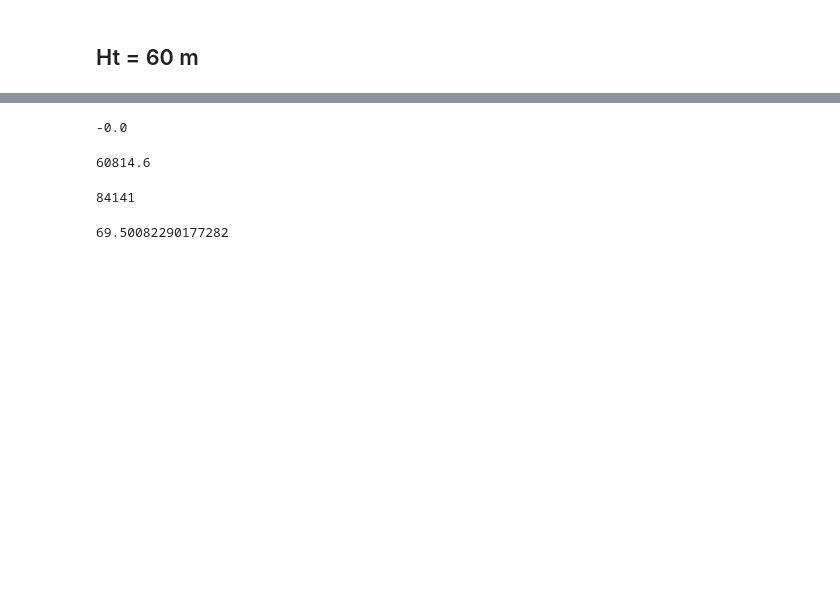
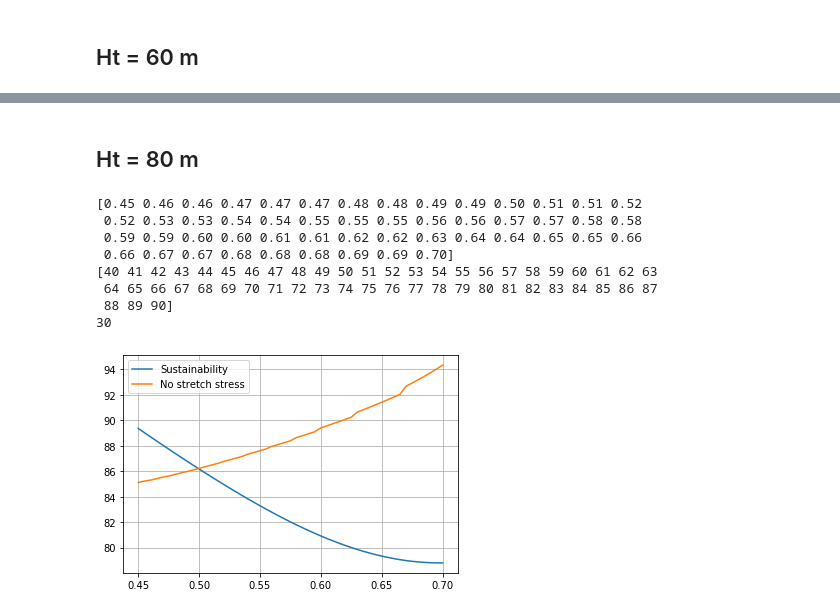
Before and after one commit to George-Mounts/bachelor_project, a Jupyter notebook: 3_better_function.ipynb, the cells around one changed output, grey strips where cells are left out. Drawn from its saved outputs; the diff is of its cells as text; code cells hidden in the pictures; blank space fills up the shorter version.

```diff
--- a/3_better_function.ipynb
+++ b/3_better_function.ipynb
@@ -503,16 +441,14 @@ dc
-# %%
-(26 - 0.4 * 60 - 2) * -2.4 * 10 * 20 * 1.62
-# %% [output]
--0.0
-# %%
-43200 + 16837 + 777.6
-# %% [output]
-60814.6
-# %%
-86400 - 2259
-# %% [output]
-84141
-# %%
-60814 / 746 - 84141 * 34 / 238017
-# %% [output]
-69.50082290177282
+# %% [markdown]
+## Ht = 80 m
+# %%
+plot_bn(Ht_plot=80, print_init=True)
+# %% [output]
+[0.45 0.46 0.46 0.47 0.47 0.47 0.48 0.48 0.49 0.49 0.50 0.51 0.51 0.52
+ 0.52 0.53 0.53 0.54 0.54 0.55 0.55 0.55 0.56 0.56 0.57 0.57 0.58 0.58
+ 0.59 0.59 0.60 0.60 0.61 0.61 0.62 0.62 0.63 0.64 0.64 0.65 0.65 0.66
+ 0.66 0.67 0.67 0.68 0.68 0.68 0.69 0.69 0.70]
+[40 41 42 43 44 45 46 47 48 49 50 51 52 53 54 55 56 57 58 59 60 61 62 63
+ 64 65 66 67 68 69 70 71 72 73 74 75 76 77 78 79 80 81 82 83 84 85 86 87
+ 88 89 90]
+30
+[figure, added]
```
Also changed, not shown: parts of 24 cells of this notebook.
